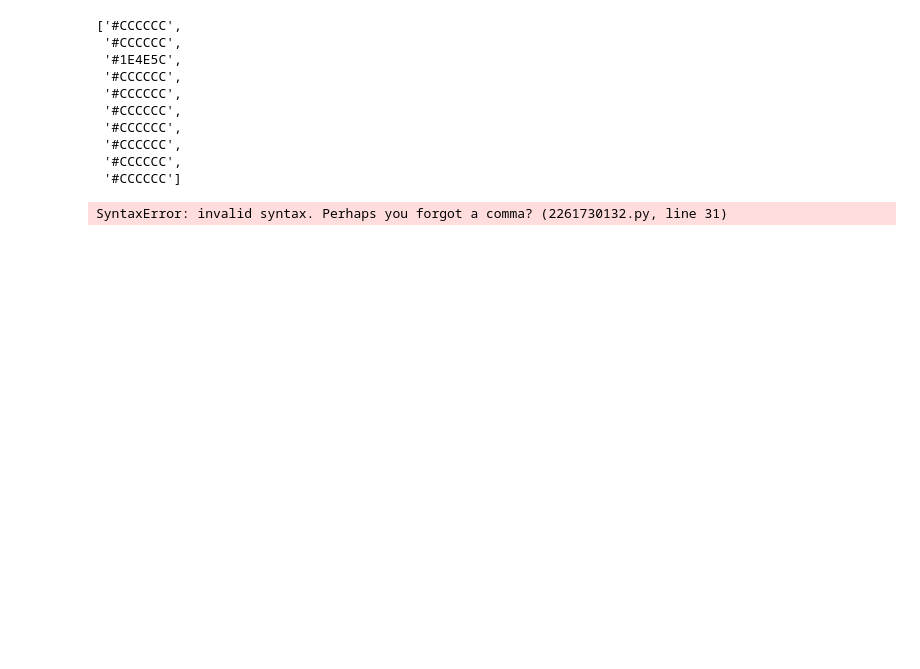
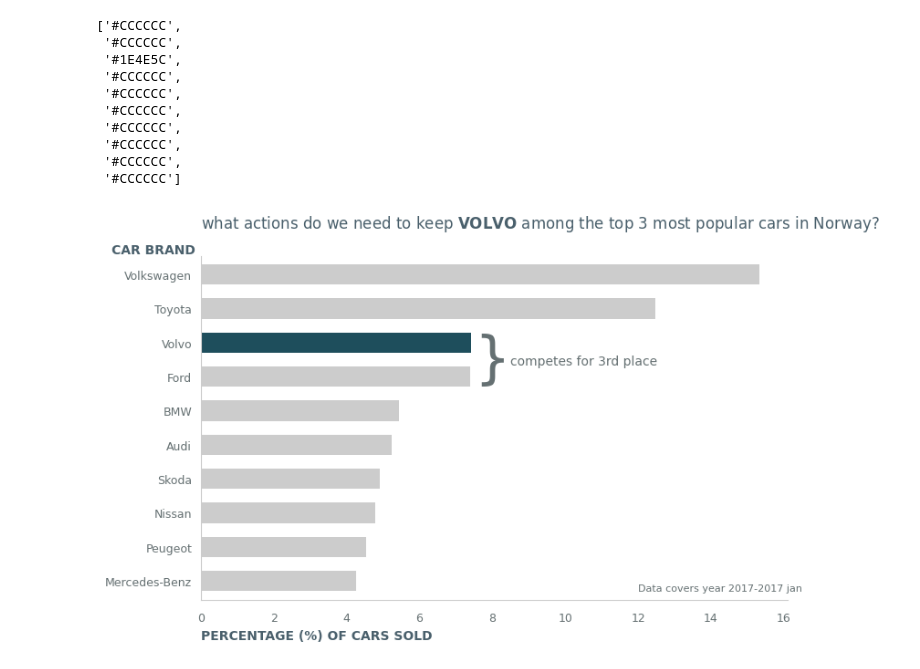
Before and after one commit to erikunevik/data_visualization_erik_unevik_de24, a Jupyter notebook: 04/storytelling_barstorytelling_erik.ipynb, the cells around one changed output. Saved outputs shown, nothing was run; the diff lists cells and outputs as text; code cells hidden in the pictures; blank space fills up the shorter version.

```diff
--- a/04/storytelling_barstorytelling_erik.ipynb
+++ b/04/storytelling_barstorytelling_erik.ipynb
@@ -123,32 +123,32 @@ ax.invert_yaxis() # Vänder upp och ned
 # Remove clutter
 ax.spines[["top", "right"]].set_visible(False) # Tar bor övre och höger kantlinje
 
 # Contrasts
 ax.spines[["left", "bottom"]].set_color(GRAY_1) # Sätter färgen på vä och nedre kantlinje
 ax.tick_params(axis="both", colors = GRAY_2, labelsize = 9, length = 0, pad = 10)
 ax.tick_params(axis="y", pad=7) # Hur nära y axens värden
 
 # Descriptive title and labels - call to action (CTA)
 ax.set_title(
     "what actions do we need to keep"
     + r" $\bf{VOLVO}$" # lateshmode
     + " among the top 3 most popular cars in Norway?",
     loc="left", # vart rubriken hamnar
     color=GRAY_3,
     pad = 22, # Hur långt från rubrik och grafen
 )
 
-ax.set_xlabel("PERCENTAGE (%) OF CARS SOLD", color = GRAY_3, fontweight = "bold" #loc = "left")
+ax.set_xlabel("PERCENTAGE (%) OF CARS SOLD", color = GRAY_3, fontweight = "bold", loc = "left")
 ax.set_ylabel("CAR BRAND", color = GRAY_3, fontweight = "bold", rotation = 0)
 ax.yaxis.set_label_coords(-0.08,1)
 
 # Annotations - proximity principlefam
 ax.annotate(xy = (7.5, 2.97), text ="}", fontsize=45, color=GRAY_2,)
 ax.annotate(xy = (8.5, 2.65), text="competes for 3rd place", fontsize=10, color=GRAY_2,)
 ax.annotate(xy = (12, 9.3), text ="Data covers year 2017-2017 jan", fontsize=8, color =GRAY_2,)
 
 fig = ax.get_figure()
 fig.tight_layout()
 fig.savefig("figures/0_bar_inital.png")
 # %% [output]
-SyntaxError: invalid syntax. Perhaps you forgot a comma? (2261730132.py, line 31)
+[figure, added]
```
Also changed, not shown: 19 other files.
